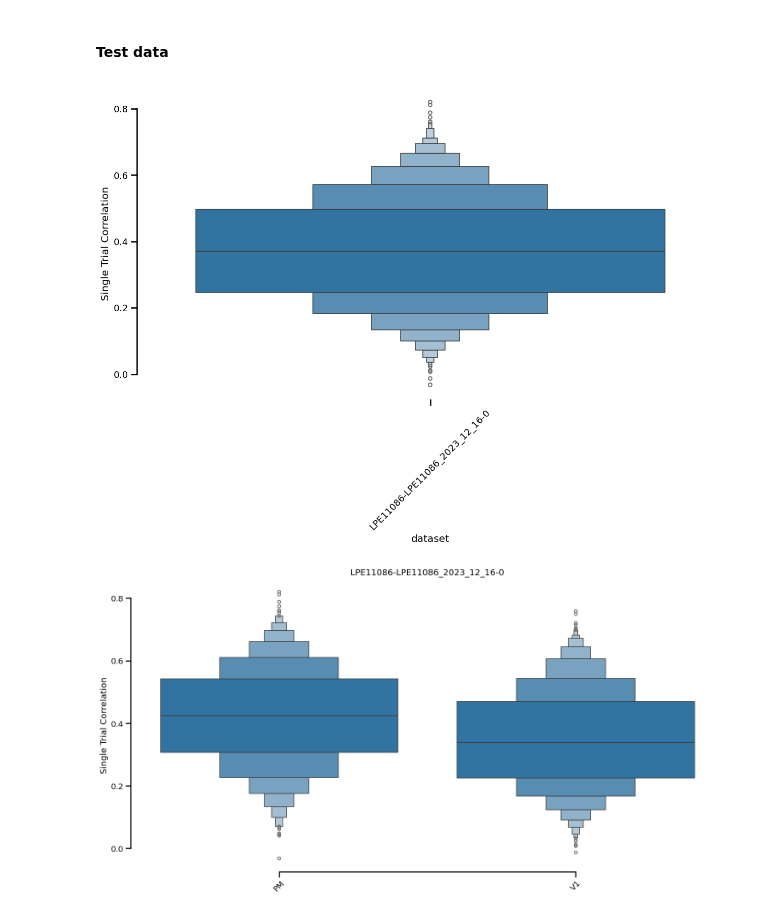
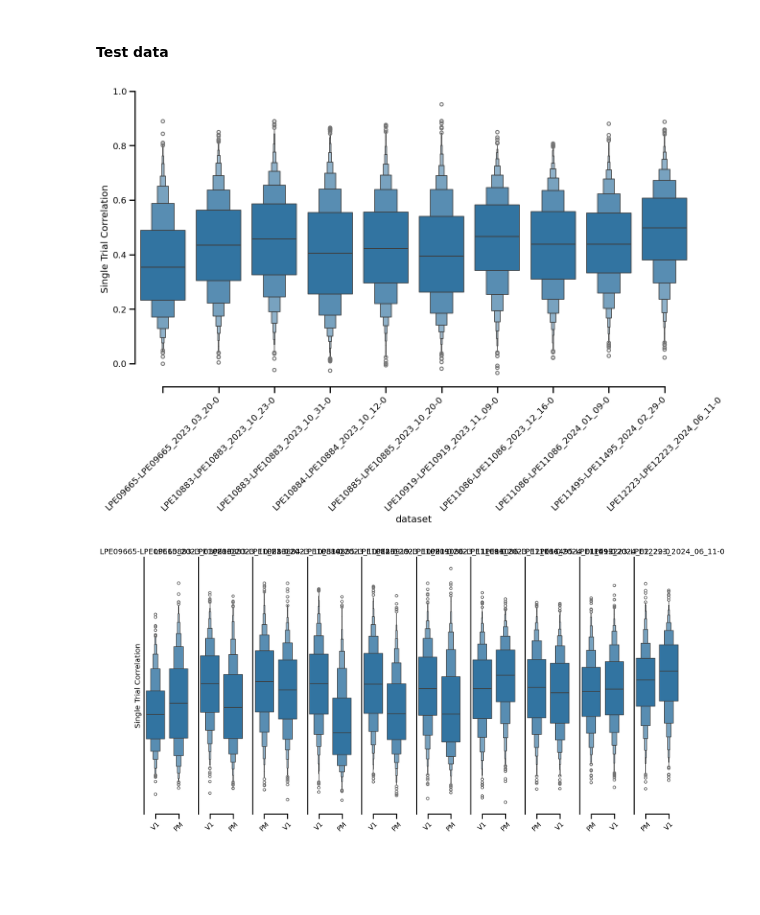
Before and after one commit to ananaphasia/adrian_sensorium, a Jupyter notebook: notebooks/submission_m4/03_evaluate_and_submit.ipynb, the cells around one changed output. Saved outputs shown, nothing was run; the diff lists cells and outputs as text; code cells hidden in the pictures; blank space fills up the shorter version.

Commit message:
graph with all 10

```diff
--- a/notebooks/submission_m4/03_evaluate_and_submit.ipynb
+++ b/notebooks/submission_m4/03_evaluate_and_submit.ipynb
@@ -118,16 +128,18 @@ from sensorium.utility.measure_helpers import get_df_for_scores
 # %% [markdown]
 #### Test data
 # %%
+tier = "validation"
+
 single_trial_correlation = get_correlations(
-    ensemble, dataloaders, tier="test", device="cuda", as_dict=True)
+    ensemble, dataloaders, tier=tier, device="cuda", as_dict=True)
 
 df = get_df_for_scores(session_dict=single_trial_correlation,
                        measure_attribute="Single Trial Correlation"
                        )
 # %%
-for k in dataloaders['test']:
-    assert len(df[df['dataset'] == k]) == len(dataloaders['test'][k].dataset.neurons.area), "Length of df and dataloader not equal"
-    df.loc[df['dataset'] == k, 'area'] = dataloaders['test'][k].dataset.neurons.area
+for k in dataloaders[tier]:
+    assert len(df[df['dataset'] == k]) == len(dataloaders[tier][k].dataset.neurons.area), "Length of df and dataloader not equal"
+    df.loc[df['dataset'] == k, 'area'] = dataloaders[tier][k].dataset.neurons.area
 # %%
 %matplotlib inline
 # %%
@@ -137,33 +149,33 @@ sns.boxenplot(x="dataset", y="Single Trial Correlation", data=df, )
 plt.xticks(rotation=45)
 sns.despine(trim=True)
 # %% [output]
-[figure, old version]
+[figure, new version]
 # %%
 sns.set_context("talk", font_scale=.8)
 fig, axes = plt.subplots(nrows=1, ncols=len(df['dataset'].unique()), figsize=(15, 8), sharey=True)
 
-for idx, (ax, (i, g)) in enumerate(zip(np.array(axes).reshape(-1), df.groupby('dataset'))):
+for idx, (ax, (i, g)) in enumerate(zip(np.array(axes).reshape(-1), df.sort_values('dataset').groupby('dataset'))):
     sns.boxenplot(x="area", y="Single Trial Correlation", data=g, ax=ax)
     ax.set_title(i)  # Set the title of each subplot to the dataset name
     ax.set_xlabel("")  # Set the x-axis label
     ax.set_xticklabels(ax.get_xticklabels(), rotation=45)
 
     if idx > 0:
         # remove y axis line
         ax.spines['left'].set_visible(False)
         ax.set_ylabel("")
         ax.set_yticklabels([])
         ax.set_yticks([])
         ax.get_yaxis().set_visible(False)
 
         for spine in ax.spines.values():
             spine.set_visible(False)
 
 sns.despine(trim=True)
 plt.tight_layout()
 plt.show()
 # %% [output]
-[figure, old version]
+[figure, new version]
 # %%
 sns.set_context("talk", font_scale=.8)
 fig = plt.figure(figsize=(15, 8))
```
Also changed, not shown: parts of 6 cells of this notebook, 1 other file.
